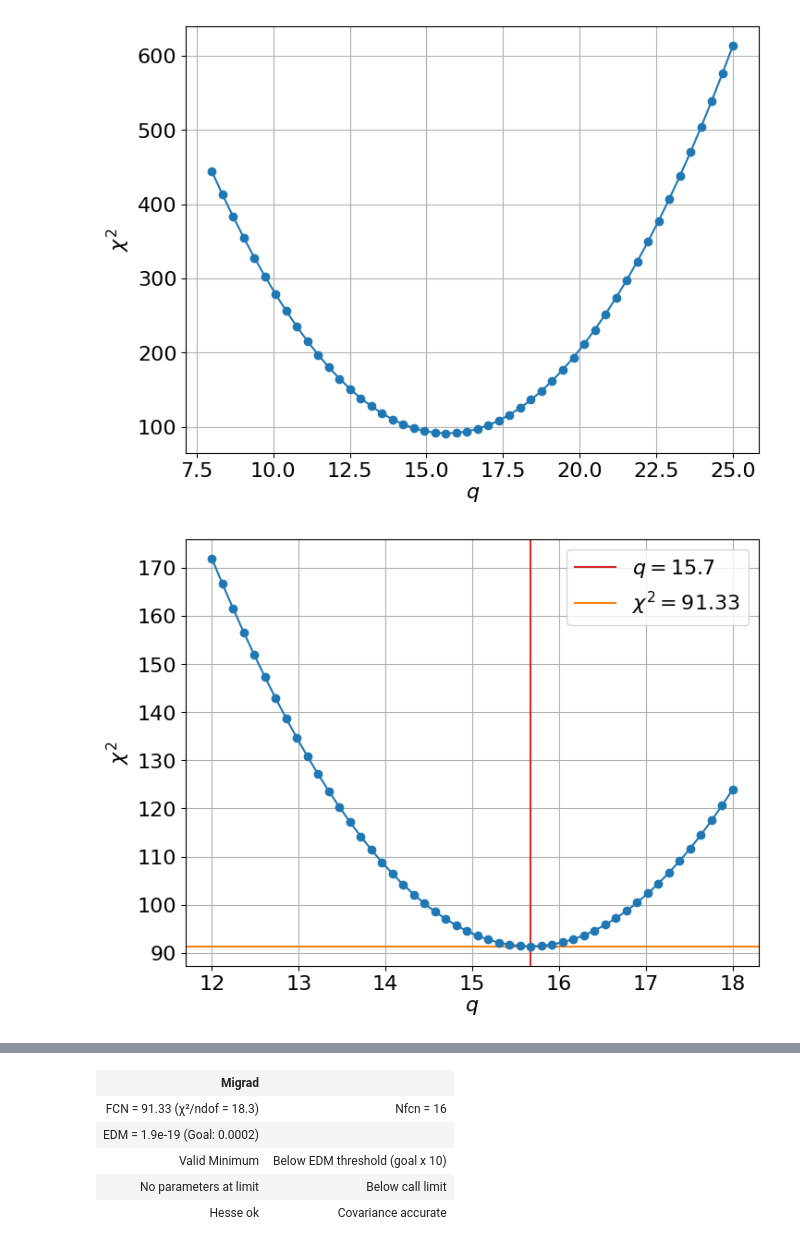
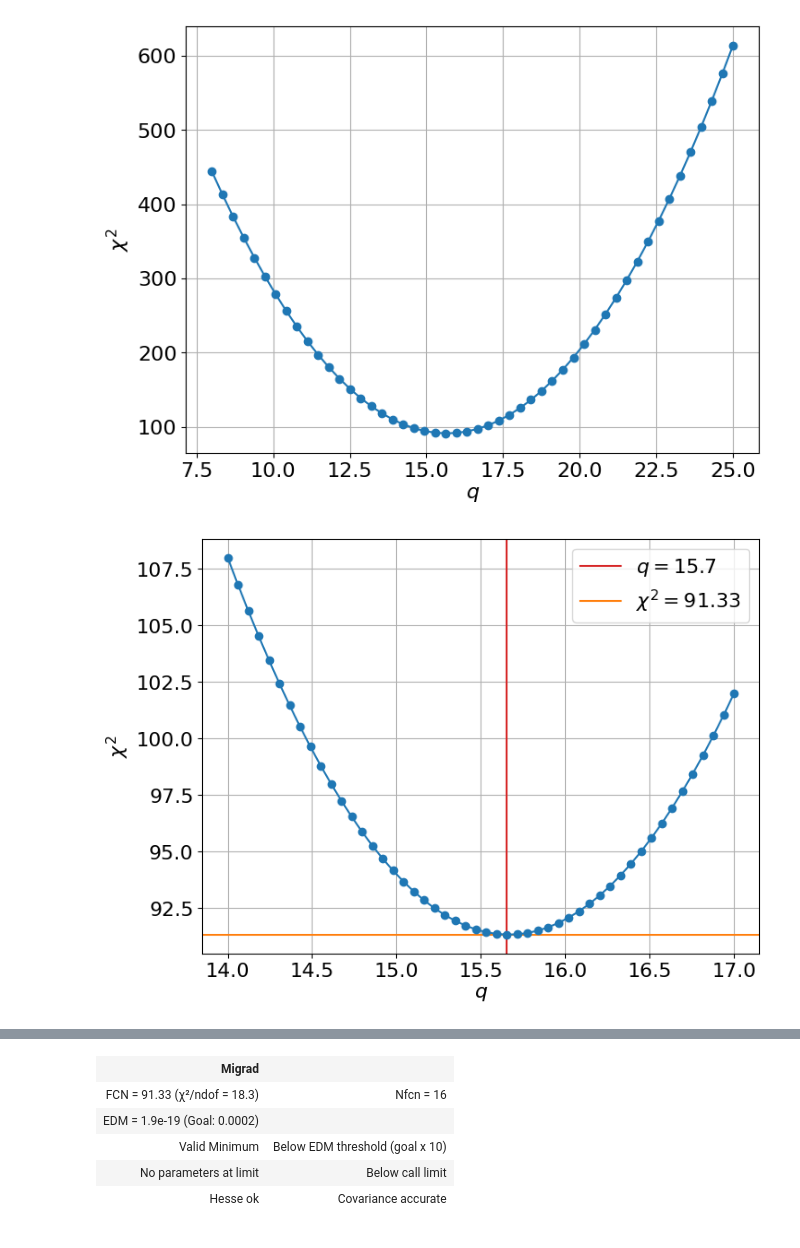
Before and after one commit to cerasole/EnvironmentalRadioactivity, a Jupyter notebook: Notebooks/Presenze.ipynb, the cells around one changed output, grey strips where cells are left out. Cells and saved outputs as stored; diff of their text form; code cells hidden in the pictures.

```diff
--- a/Notebooks/Presenze.ipynb
+++ b/Notebooks/Presenze.ipynb
@@ -23,11 +27,13 @@ Cominciamo con importare le librerie necessarie, inserire i dati e fare un primo
 # Importiamo le librerie necessarie
 import numpy as np
 import matplotlib.pyplot as plt
+from matplotlib.colors import LogNorm
+from mpl_toolkits.mplot3d import Axes3D
 plt.rc("font", size = 16)
 
 # Definiamo i dati
 presenze = np.array([23, 18, 13, 11, 14, 15])
-incontri = np.arange(1, len(presenze)+1)
+incontri = np.arange(0, len(presenze))
 
 # Plot
 fig, ax = plt.subplots(figsize = (8, 6))
@@ -138,23 +153,26 @@ ax.set_xticks(incontri.astype("int"))
 ax.grid()
 
 # Griglia delle variabili su cui verranno calcolate le funzioni
-x = np.linspace(1, incontri[-1])
+x = np.linspace(0, incontri[-1])
 
 lw = 2
 
 # Plot delle funzioni con valori ragionevoli dei parametri
+
+# f_1
 _q = 16
 #ax.plot(x, f_1(x, q = _q), ls = "solid", lw = lw, label = "$f_1(x; q = %.1f)$" % _q)
-_q = 24
-_m = -2.5
-#ax.plot(x, f_2(x, q = _q, m = _m), ls = "dotted", lw = lw, label = "$f_2(x; q = %.1f, m = %.2f)$" % (_q, _m))
+
+# f_2
 _C = 24
-_tau = 8
-ax.plot(x, f_3(x, C = _C, tau = _tau), ls = "dashed", lw = lw, label = "$f_3(x; C = %.1f, \\tau = %.2f)$" % (_C, _tau))
-_C = 12
-_tau = 5
-_q = 12
-#ax.plot(x, f_4(x, C = _C, tau = _tau, q = _q), ls = "dashdot", lw = lw, label = "$f_4(x; C = %.1f, \\tau = %.2f, q = %.1f)$" % (_C, _tau, _q))
+_tau = 4
+ax.plot(x, f_2(x, C = _C, tau = _tau), ls = "dashed", lw = lw, label = "$f_3(x; C = %.1f, \\tau = %.2f)$" % (_C, _tau))
+
+# f_3
+_C = 10
+_tau = 0.6
+_q = 13
+ax.plot(x, f_3(x, C = _C, tau = _tau, q = _q), ls = "dashdot", lw = lw, label = "$f_4(x; C = %.1f, \\tau = %.2f, q = %.1f)$" % (_C, _tau, _q))
 
 # Legenda
 ax.legend();
@@ -211,26 +257,26 @@ ax.grid();
 # %% [output]
 [figure]
 # %%
-_q_vec = np.linspace(12, 18)
+_q_vec = np.linspace(14, 17)
 chi_1 = np.array(
     [ chi_square(incontri, presenze, presenze_err, f_1, _q) for _q in _q_vec]
 )
 
 # Plot
 fig, ax = plt.subplots(figsize = (8, 6))
 ax.errorbar(_q_vec, chi_1, marker = "o", markersize = 6, capsize = 3)
 ax.set_xlabel("$q$")
 ax.set_ylabel("$\chi^2$")
 ax.grid()
 
 
 min_chi1 = np.min(chi_1)
 _q_min = _q_vec[np.argmin(chi_1)]
 ax.axvline(_q_min, label = "$q = %.1f$" % _q_min, color = "tab:red")
 ax.axhline(min_chi1, label = "$\chi^2 = %.2f$" % min_chi1, color = "tab:orange", ls = "solid")
 ax.legend();
 # %% [output]
-[figure, old version]
+[figure, new version]
 # %%
 chi_square_increment = 1.
 _q_min_err = np.abs(_q_min - _q_vec[np.argmin(np.abs(chi_1 - (min_chi1 + chi_square_increment)))])
```
Also changed, not shown: parts of 24 cells of this notebook.
